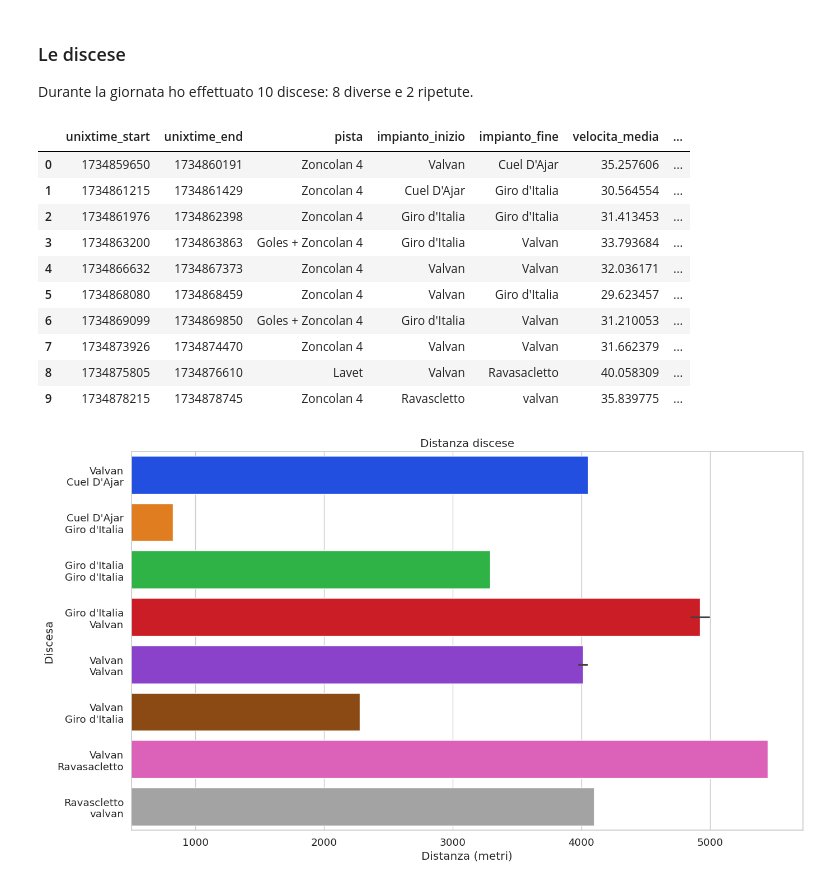
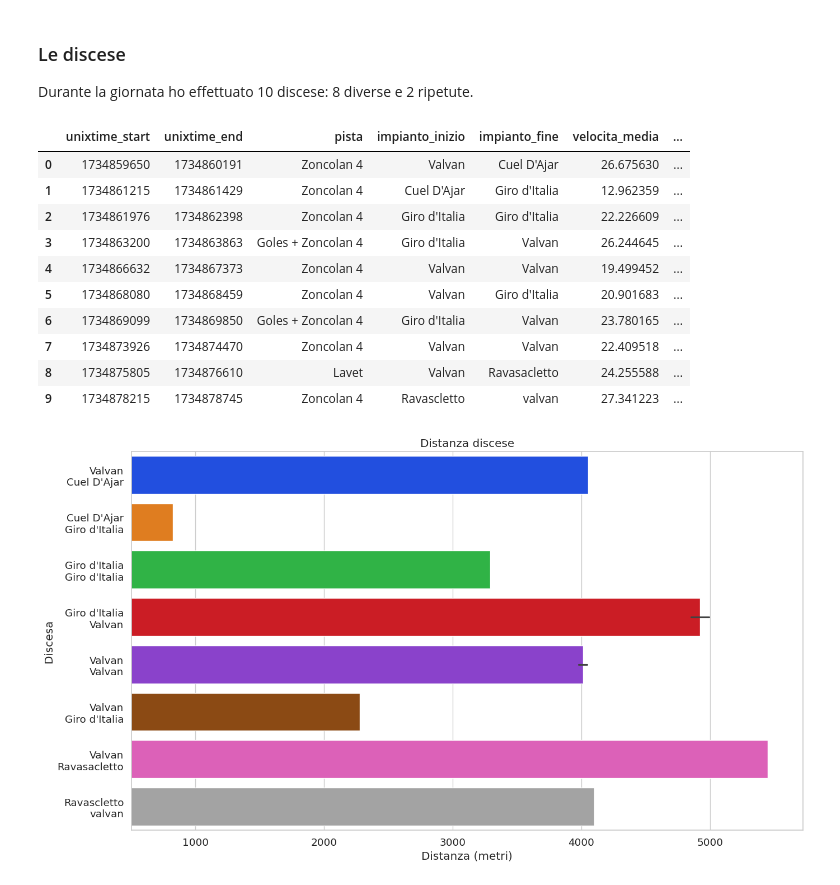
Before and after one commit to thomasmassarutto/DataSlopes, a Jupyter notebook: DataSlopes.ipynb, the cells around one changed output. Cells and saved outputs as stored; diff of their text form; code cells hidden in the pictures.

Commit message:
velocita media discese

```diff
--- a/DataSlopes.ipynb
+++ b/DataSlopes.ipynb
@@ -607,50 +607,55 @@ distanza_discesa= []
 
 
 for idx, row in df_discese.iterrows():
 
     discesa_data= gdf1[(gdf1['unixtime'] >= row['unixtime_start']) &
                         (gdf1['unixtime'] <= row['unixtime_end'])]
 
-    velocita_media= discesa_data['velocita'].mean() * 3.6
-    velocita_mediana= discesa_data['velocita'].median() * 3.6
+    ## media pesata in quanto i punti non sono equidistanti
+    velocita_media = np.average(
+        discesa_data['velocita'] * 3.6,
+        weights=discesa_data['delta_tempo']
+        )
+
+    ##velocita_mediana= discesa_data['velocita'].median() * 3.6
     velocita_max= discesa_data['velocita'].max() * 3.6
     distanza_totale= discesa_data['distanza_reale'].sum()
 
+    velocita_medie_discese.append(velocita_media)
+    velocita_max_discese.append(velocita_max)
+    ##velocita_mediane_discese.append(velocita_mediana)
+    distanza_discesa.append(distanza_totale)
 
 
-    velocita_medie_discese.append(velocita_media)
-    velocita_max_discese.append(velocita_max)
-    velocita_mediane_discese.append(velocita_mediana)
-    distanza_discesa.append(distanza_totale)
 
 
 df_discese['velocita_media']= velocita_medie_discese
 df_discese['velocita_mediana']= velocita_mediane_discese
 df_discese['velocita_max']= velocita_max_discese
 df_discese['distanza_discesa']= distanza_discesa
 
-df_discese['calc_avg']= (df_discese['distanza_discesa'] /(df_discese['unixtime_end'] - df_discese['unixtime_start'])) *3.6
+##df_discese['calc_avg']= (df_discese['distanza_discesa'] /(df_discese['unixtime_end'] - df_discese['unixtime_start'])) *3.6
 
 
 crociera= df_discese['velocita_mediana'].median()
 
 #print(crociera)
 
 velocita_max= gdf1['velocita'].max()* 3.6
 #print(velocita_max)
 df_discese
 # %% [output]
 |  | unixtime_start | unixtime_end | pista | impianto_inizio | impianto_fine | velocita_media | ... |
-| 0 | 1734859650 | 1734860191 | Zoncolan 4 | Valvan | Cuel D'Ajar | 35.257606 | ... |
-| 1 | 1734861215 | 1734861429 | Zoncolan 4 | Cuel D'Ajar | Giro d'Italia | 30.564554 | ... |
-| 2 | 1734861976 | 1734862398 | Zoncolan 4 | Giro d'Italia | Giro d'Italia | 31.413453 | ... |
-| 3 | 1734863200 | 1734863863 | Goles + Zoncolan 4 | Giro d'Italia | Valvan | 33.793684 | ... |
-| 4 | 1734866632 | 1734867373 | Zoncolan 4 | Valvan | Valvan | 32.036171 | ... |
-| 5 | 1734868080 | 1734868459 | Zoncolan 4 | Valvan | Giro d'Italia | 29.623457 | ... |
-| 6 | 1734869099 | 1734869850 | Goles + Zoncolan 4 | Giro d'Italia | Valvan | 31.210053 | ... |
-| 7 | 1734873926 | 1734874470 | Zoncolan 4 | Valvan | Valvan | 31.662379 | ... |
-| 8 | 1734875805 | 1734876610 | Lavet | Valvan | Ravasacletto | 40.058309 | ... |
-| 9 | 1734878215 | 1734878745 | Zoncolan 4 | Ravascletto | valvan | 35.839775 | ... |
+| 0 | 1734859650 | 1734860191 | Zoncolan 4 | Valvan | Cuel D'Ajar | 26.675630 | ... |
+| 1 | 1734861215 | 1734861429 | Zoncolan 4 | Cuel D'Ajar | Giro d'Italia | 12.962359 | ... |
+| 2 | 1734861976 | 1734862398 | Zoncolan 4 | Giro d'Italia | Giro d'Italia | 22.226609 | ... |
+| 3 | 1734863200 | 1734863863 | Goles + Zoncolan 4 | Giro d'Italia | Valvan | 26.244645 | ... |
+| 4 | 1734866632 | 1734867373 | Zoncolan 4 | Valvan | Valvan | 19.499452 | ... |
+| 5 | 1734868080 | 1734868459 | Zoncolan 4 | Valvan | Giro d'Italia | 20.901683 | ... |
+| 6 | 1734869099 | 1734869850 | Goles + Zoncolan 4 | Giro d'Italia | Valvan | 23.780165 | ... |
+| 7 | 1734873926 | 1734874470 | Zoncolan 4 | Valvan | Valvan | 22.409518 | ... |
+| 8 | 1734875805 | 1734876610 | Lavet | Valvan | Ravasacletto | 24.255588 | ... |
+| 9 | 1734878215 | 1734878745 | Zoncolan 4 | Ravascletto | valvan | 27.341223 | ... |
 # %%
 # df_discese.head(10)
 # %%
```
Also changed, not shown: parts of 1 cell of this notebook.
